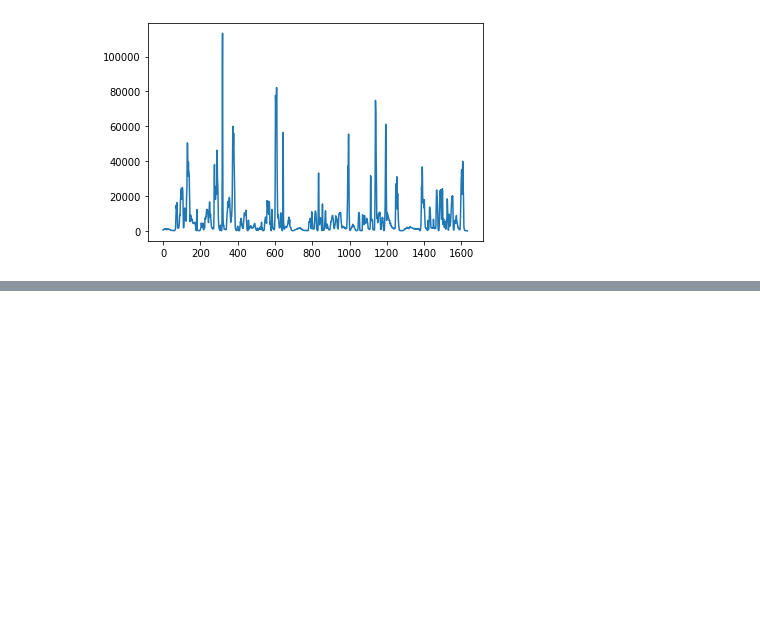
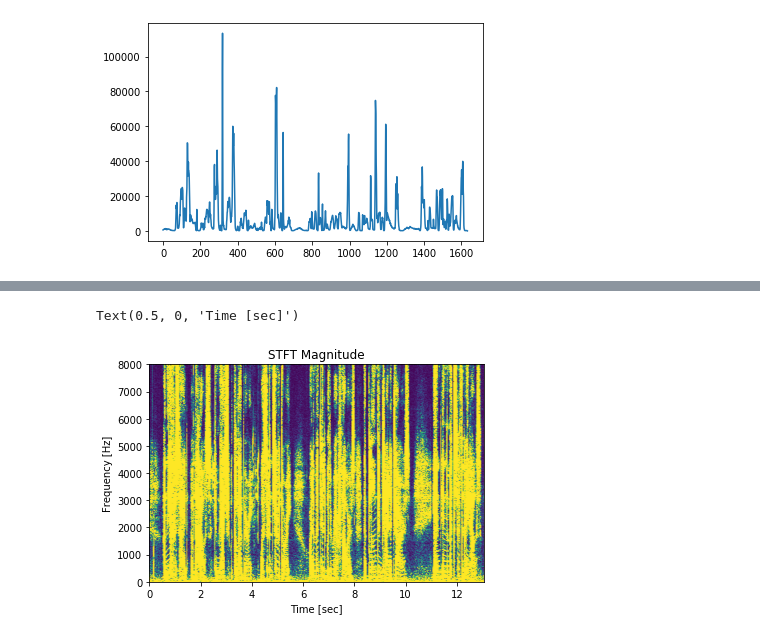
Before and after one commit to QingquanBao/VAD, a Jupyter notebook: visual.ipynb, the cells around one changed output, grey strips where cells are left out. Drawn from its saved outputs; the diff is of its cells as text; code cells hidden in the pictures; blank space fills up the shorter version.

```diff
--- a/visual.ipynb
+++ b/visual.ipynb
@@ -35,0 +59,10 @@ plt.plot(ener)
+# %%
+amp = 2 * np.sqrt(2)
+f, t, Zxx = signal.stft(pureDataSample, sample_rate, nperseg=1000)
+plt.pcolormesh(t, f, np.abs(Zxx), vmin=0, vmax=amp, shading='gouraud')
+plt.title('STFT Magnitude')
+plt.ylabel('Frequency [Hz]')
+plt.xlabel('Time [sec]')
+# %% [output]
+Text(0.5, 0, 'Time [sec]')
+[figure, added]
```
Also changed, not shown: parts of 6 cells of this notebook, 8 other files.
